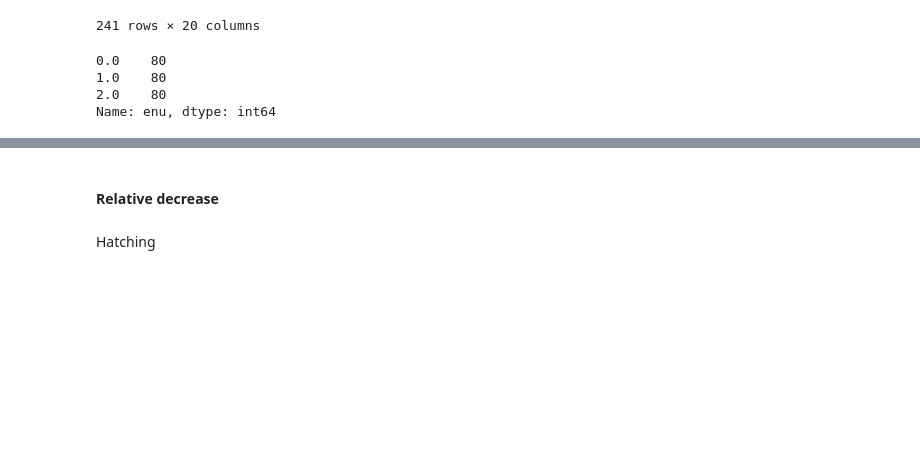
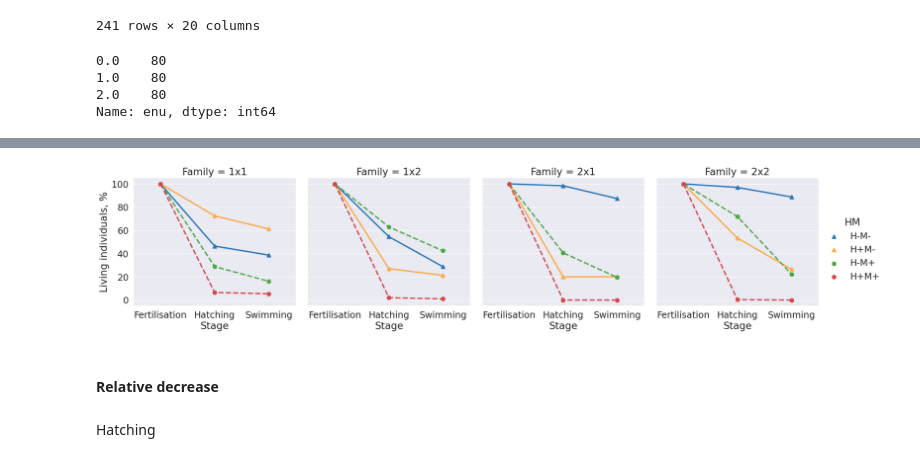
Before and after one commit to mitoclub/fish-strong-purifying-selection, a Jupyter notebook: notebooks/table_3_5_visualisation.ipynb, the cells around one changed output, grey strips where cells are left out. Cells and saved outputs as stored; diff of their text form; code cells hidden in the pictures; blank space fills up the shorter version.

```diff
--- a/notebooks/table_3_5_visualisation.ipynb
+++ b/notebooks/table_3_5_visualisation.ipynb
@@ -140,12 +140,10 @@ exp2022['enu'].value_counts()
 1.0    80
 2.0    80
 Name: enu, dtype: int64
-# %%
-exp2022 = exp2022[(exp2022['enu'] == 0) | (exp2022['enu'] == 2)]
-exp2022 = exp2022[(exp2022['time'] == 0) | (exp2022['time'] == 40)]
-
-exp2022 = exp2022.rename(columns={'family': 'Family'})
 # %%
+exp2022 = exp2022[:240]
+exp2022 = exp2022.rename(columns={'family': 'Family'})
+
 exp2022_melted = pd.melt(exp2022, id_vars=['Family', 'time', 'enu'], value_vars=['fertilization_per', 'hatched_per', 'swim_per_fert'],
                             var_name='Stage', value_name='Percent')
 
@@ -158,3 +156,4 @@ exp2022_melted['HM'] = exp2022_melted['time'].apply(lambda x: 'H-' if x == 0 els
 
 exp2022_melted['Percent'] = exp2022_melted['Percent'].str.replace(',', '.').map(float)
 exp2022_melted.loc[exp2022_melted['Stage'] == 'Fertilisation', 'Percent'] = 100
+#exp2022_melted.loc[exp2022_melted['Percent'].isna(), 'Percent'] = 0
@@ -191,0 +179,3 @@ plt.savefig('../figures/paper1/exp2022_stages.pdf', format='pdf')
+# %%
+exp2022_melted_cond = exp2022_melted[(exp2022_melted['enu'] == 0) | (exp2022_melted['enu'] == 2)]
+exp2022_melted_cond = exp2022_melted_cond[(exp2022_melted_cond['time'] == 0) | (exp2022_melted_cond['time'] == 40)]
@@ -192,3 +204,18 @@ plt.savefig('../figures/paper1/exp2022_stages.pdf', format='pdf')
+# %%
+sns.set_style('darkgrid')
+exp2022_plot = sns.catplot(data=exp2022_melted_cond,
+                                         x='Stage', y='Percent', hue='HM', col='Family',
+                                         hue_order=['H-M-', 'H+M-', 'H-M+', 'H+M+'],
+                                         kind="point", linestyles=["-", "-", "--", '--'], markers=['^', '^', 'o', 'o'],
+                                        palette={'H-M-': '#2976bb', 'H+M-': '#fdaa48', 'H-M+': '#50a747', 'H+M+': '#d3494e'},
+                                        errorbar=None)
+
+exp2022_plot.set_ylabels('Living individuals, %')
+
+plt.savefig('../figures/paper1/exp2022_stages_2enu_40time.png')
+plt.savefig('../figures/paper1/exp2022_stages_2enu_40time.pdf', format='pdf');
+# %% [output]
+[figure, added]
 # %% [markdown]
 #### Relative decrease
 # %% [markdown]
```
Also changed, not shown: parts of 8 cells of this notebook, 13 other files.
